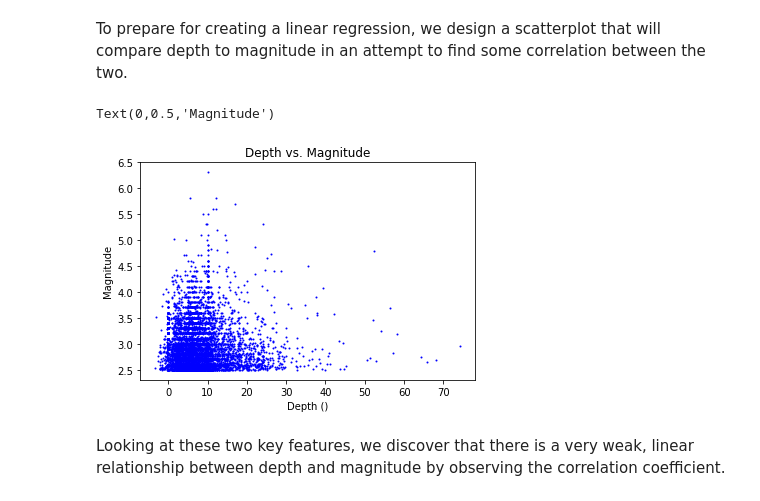
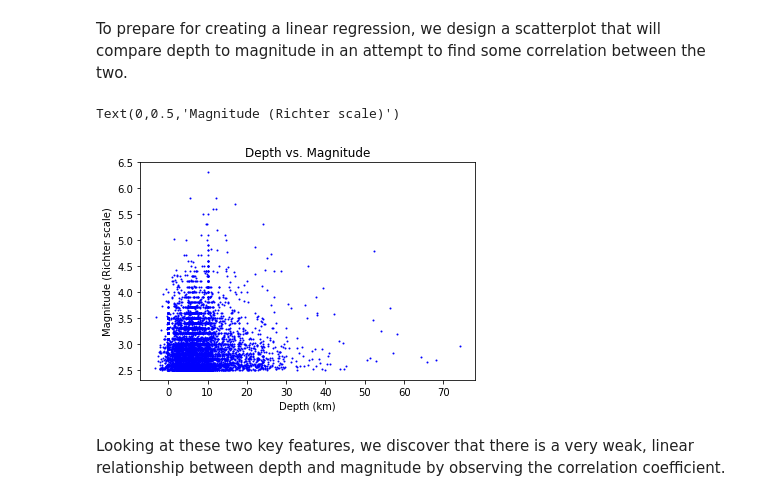
Before and after one commit to juliaccai/predictearthquake, a Jupyter notebook: Linear Regression.ipynb, the cells around one changed output. Cells and saved outputs as stored; diff of their text form; code cells hidden in the pictures.

```diff
--- a/Linear Regression.ipynb
+++ b/Linear Regression.ipynb
@@ -114,11 +114,11 @@ To prepare for creating a linear regression, we design a scatterplot that will c
 # %%
 plt.scatter(quake["depth"], quake["mag"], s=1, c="blue")
 plt.title("Depth vs. Magnitude")
-plt.xlabel("Depth ()")
-plt.ylabel("Magnitude")
+plt.xlabel("Depth (km)")
+plt.ylabel("Magnitude (Richter scale)")
 # %% [output]
-Text(0,0.5,'Magnitude')
+Text(0,0.5,'Magnitude (Richter scale)')
-[figure, old version]
+[figure, new version]
 # %% [markdown]
 Looking at these two key features, we discover that there is a very weak, linear relationship between depth and magnitude by observing the correlation coefficient.
 # %%
```
Also changed, not shown: parts of 1 cell of this notebook, 1 other file.
